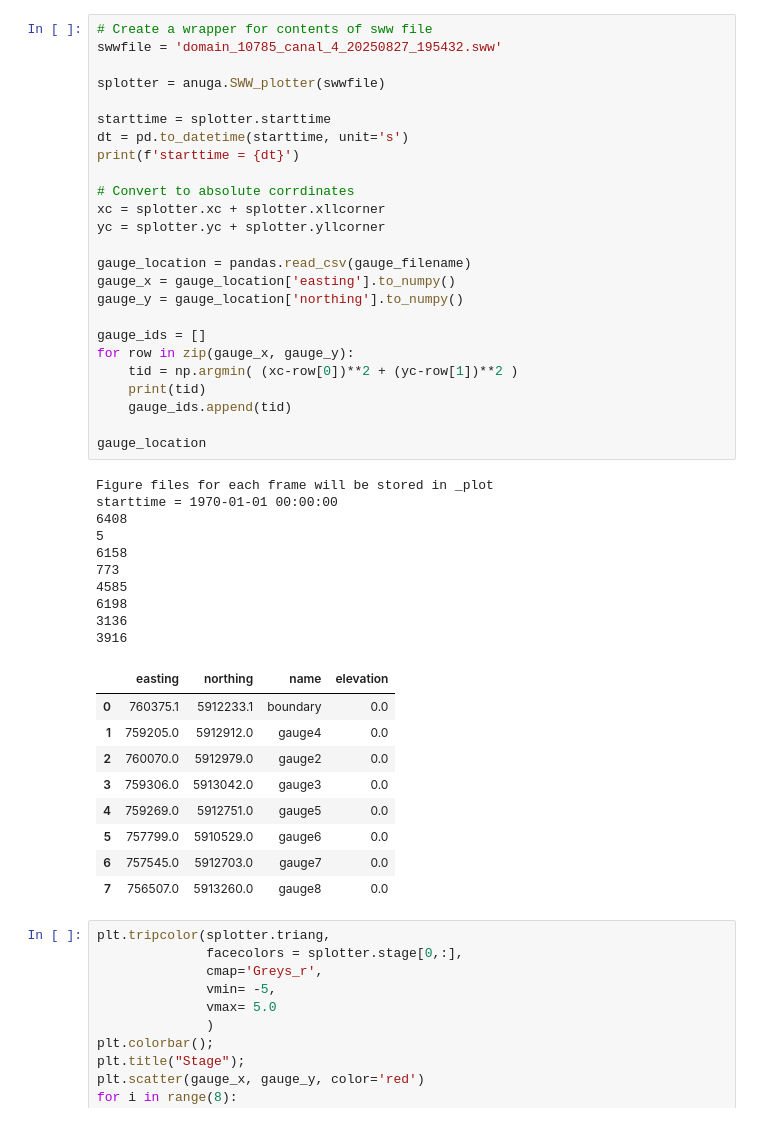
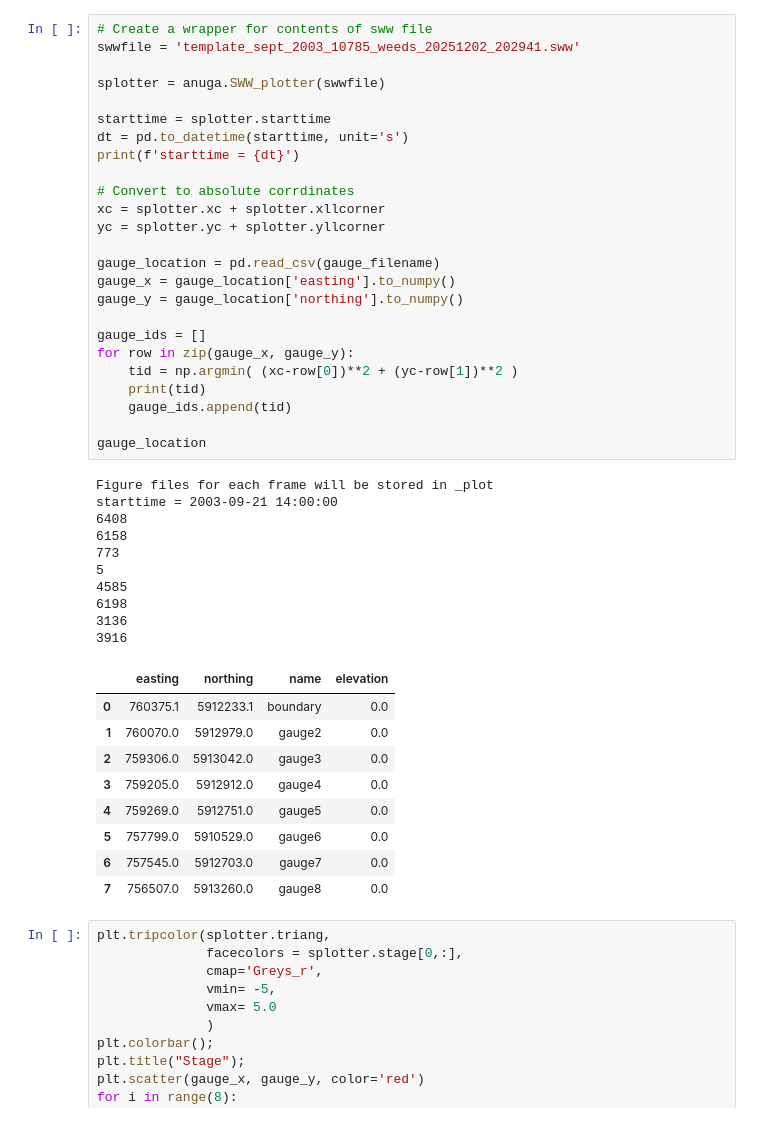
Before and after one commit to stoiver/merimbula, a Jupyter notebook: simulations/template/nb_extract_gauge_data.ipynb, the cells around one changed output. Cells and saved outputs as stored; diff of their text form.

```diff
--- a/simulations/template/nb_extract_gauge_data.ipynb
+++ b/simulations/template/nb_extract_gauge_data.ipynb
@@ -26,44 +39,44 @@ drwxr-xr-x 2 steve steve 4.0K Sep  8 20:31 __pycache__/
 # %%
 # Create a wrapper for contents of sww file
-swwfile = 'domain_10785_canal_4_20250827_195432.sww'
+swwfile = 'template_sept_2003_10785_weeds_20251202_202941.sww'
 
 splotter = anuga.SWW_plotter(swwfile)
 
 starttime = splotter.starttime
 dt = pd.to_datetime(starttime, unit='s')
 print(f'starttime = {dt}')
 
 # Convert to absolute corrdinates
 xc = splotter.xc + splotter.xllcorner
 yc = splotter.yc + splotter.yllcorner
 
-gauge_location = pandas.read_csv(gauge_filename)
+gauge_location = pd.read_csv(gauge_filename)
 gauge_x = gauge_location['easting'].to_numpy()
 gauge_y = gauge_location['northing'].to_numpy()
 
 gauge_ids = []
 for row in zip(gauge_x, gauge_y):
     tid = np.argmin( (xc-row[0])**2 + (yc-row[1])**2 )
     print(tid)
     gauge_ids.append(tid)
 
 gauge_location
 # %% [output]
 Figure files for each frame will be stored in _plot
-starttime = 1970-01-01 00:00:00
+starttime = 2003-09-21 14:00:00
 6408
-5
 6158
 773
+5
 4585
 6198
 3136
 3916
 |  | easting | northing | name | elevation |
 | 0 | 760375.1 | 5912233.1 | boundary | 0.0 |
-| 1 | 759205.0 | 5912912.0 | gauge4 | 0.0 |
-| 2 | 760070.0 | 5912979.0 | gauge2 | 0.0 |
-| 3 | 759306.0 | 5913042.0 | gauge3 | 0.0 |
+| 1 | 760070.0 | 5912979.0 | gauge2 | 0.0 |
+| 2 | 759306.0 | 5913042.0 | gauge3 | 0.0 |
+| 3 | 759205.0 | 5912912.0 | gauge4 | 0.0 |
 | 4 | 759269.0 | 5912751.0 | gauge5 | 0.0 |
 | 5 | 757799.0 | 5910529.0 | gauge6 | 0.0 |
 | 6 | 757545.0 | 5912703.0 | gauge7 | 0.0 |
```
Also changed, not shown: parts of 6 cells of this notebook, 3 other files.
